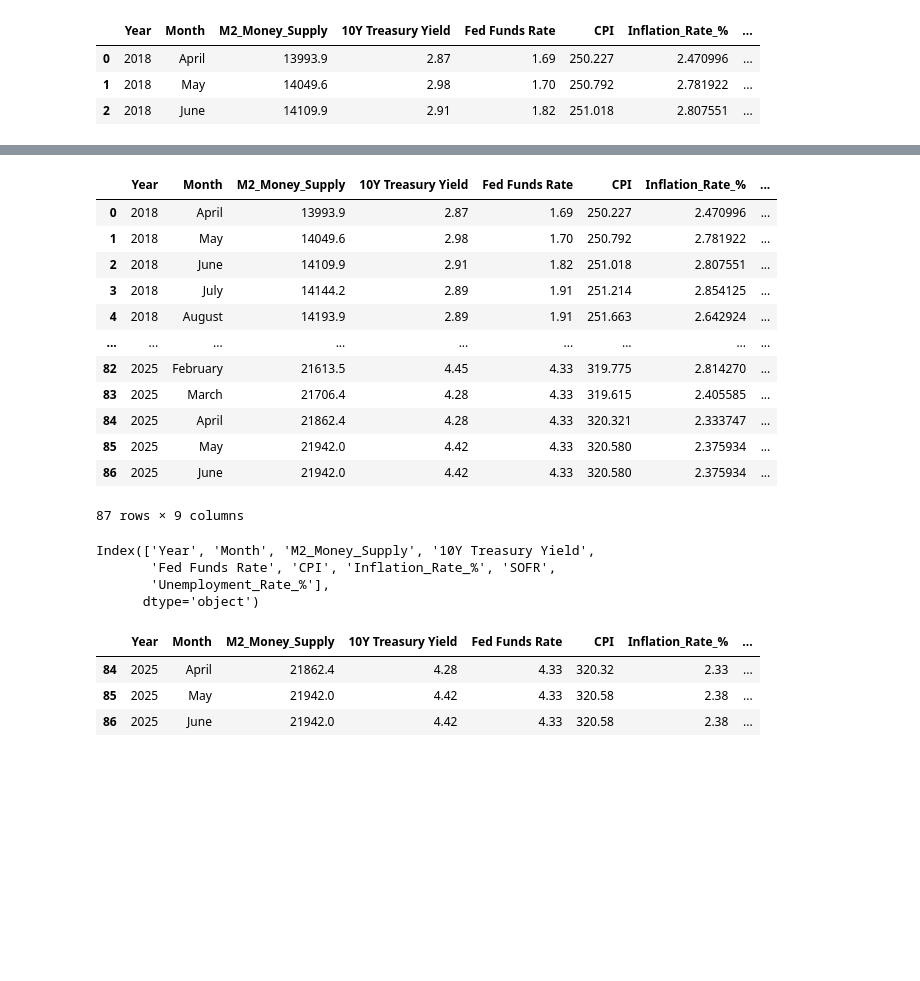
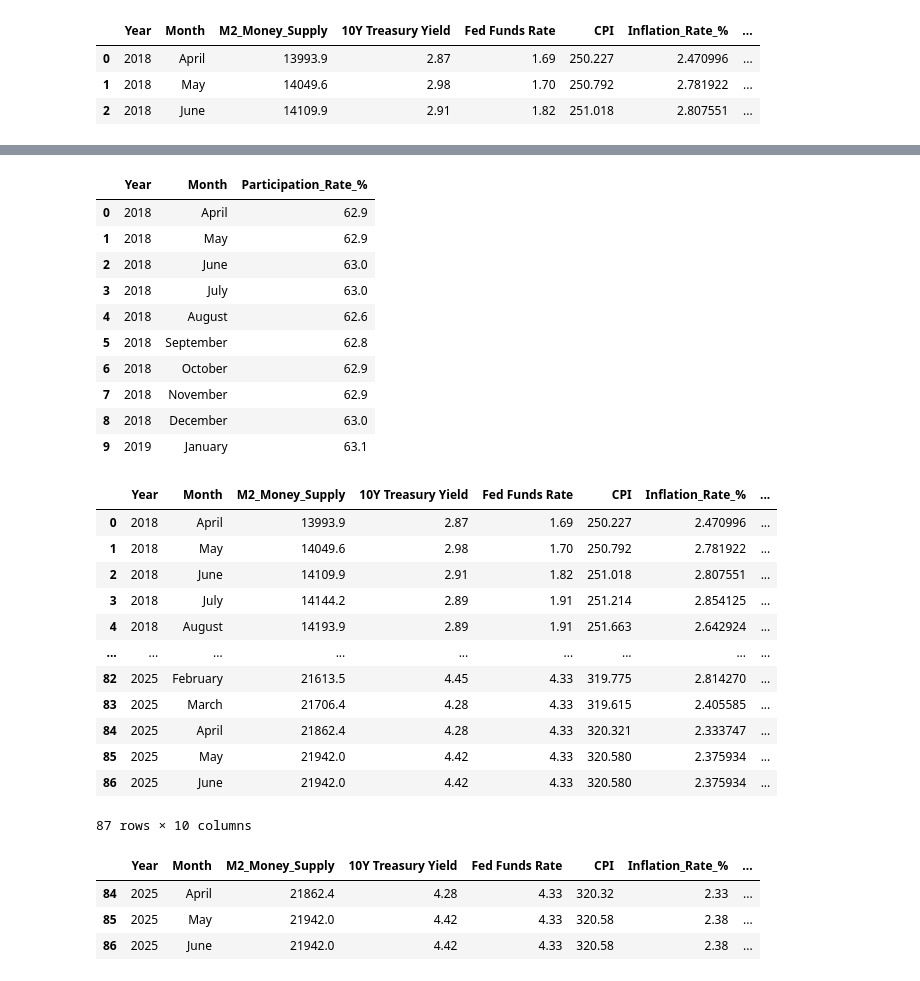
Before and after one commit to matt-harvey-data/US_Economic_Indicators_2018-2025, a Jupyter notebook: US_Macro_Economic_Indicators_2018-2025.ipynb, the cells around one changed output, grey strips where cells are left out. Saved outputs shown, nothing was run; the diff lists cells and outputs as text; code cells hidden in the pictures; blank space fills up the shorter version.

```diff
--- a/US_Macro_Economic_Indicators_2018-2025.ipynb
+++ b/US_Macro_Economic_Indicators_2018-2025.ipynb
@@ -106,6 +108,45 @@ nat_unemp
+# %%
+# Make a request to the api for a Pandas series containing monthly national civil participation rate data and store it into a variable
+part_rate = fred.get_series('CIVPART')
+
+# Filter the series to begin with dates in April of 2018 to correspond to the previous DataFrame, move the index into column places and convert
+# the result into a DataFrame which is overwritten into the variable
+part_rate = pd.DataFrame(part_rate[part_rate.index >= '2018-04-01']).reset_index()
+
+# Create a new column in the DataFrame to isolate the year values from the datetime that made up the previous index
+part_rate['Year'] = part_rate['index'].dt.year
+
+# # Create a new column in the DataFrame to isolate the calendar month name values from the datetime that made up the previous index
+part_rate['Month'] = part_rate['index'].dt.month_name()
+
+# Drop the datetime values that made up the previous index
+part_rate.drop('index', axis=1, inplace=True)
+
+# Rename the unemployment rate column from 0 to Unemployment_Rate_%
+part_rate.rename({0:'Participation_Rate_%'}, axis=1, inplace=True)
+
+# Reorder the columns
+part_rate = part_rate[['Year', 'Month', 'Participation_Rate_%']]
+
+# Sanity check
+part_rate.head(10)
+# %% [output]
+|  | Year | Month | Participation_Rate_% |
+| 0 | 2018 | April | 62.9 |
+| 1 | 2018 | May | 62.9 |
+| 2 | 2018 | June | 63.0 |
+| 3 | 2018 | July | 63.0 |
+| 4 | 2018 | August | 62.6 |
+| 5 | 2018 | September | 62.8 |
+| 6 | 2018 | October | 62.9 |
+| 7 | 2018 | November | 62.9 |
+| 8 | 2018 | December | 63.0 |
+| 9 | 2019 | January | 63.1 |
 # %%
-# Join the DataFrames econ_data and nat_unemp on Year and Month essentially appending the unemployment_rate_% column to the original DataFrame
-econ_data = pd.merge(econ_data, nat_unemp, on=['Year', 'Month'])
+# Iterate through the DataFrames storing the unemployment and civil participation rates
+for set in [nat_unemp, part_rate]:
+# Join the DataFrames econ_data and the DataFrame with the new feature on Year and Month essentially appending the new feature column to the original DataFrame
+    econ_data = pd.merge(econ_data, set, on=['Year', 'Month'])
 
 # Sanity check
 econ_data
@@ -122,13 +163,5 @@ econ_data
 | 84 | 2025 | April | 21862.4 | 4.28 | 4.33 | 320.321 | 2.333747 | ... |
 | 85 | 2025 | May | 21942.0 | 4.42 | 4.33 | 320.580 | 2.375934 | ... |
 | 86 | 2025 | June | 21942.0 | 4.42 | 4.33 | 320.580 | 2.375934 | ... |
-87 rows × 9 columns
+87 rows × 10 columns
-# %%
-# Print a list of column names
-econ_data.columns
-# %% [output]
-Index(['Year', 'Month', 'M2_Money_Supply', '10Y Treasury Yield',
-       'Fed Funds Rate', 'CPI', 'Inflation_Rate_%', 'SOFR',
-       'Unemployment_Rate_%'],
-      dtype='object')
 # %%
```
Also changed, not shown: parts of 12 cells of this notebook.
